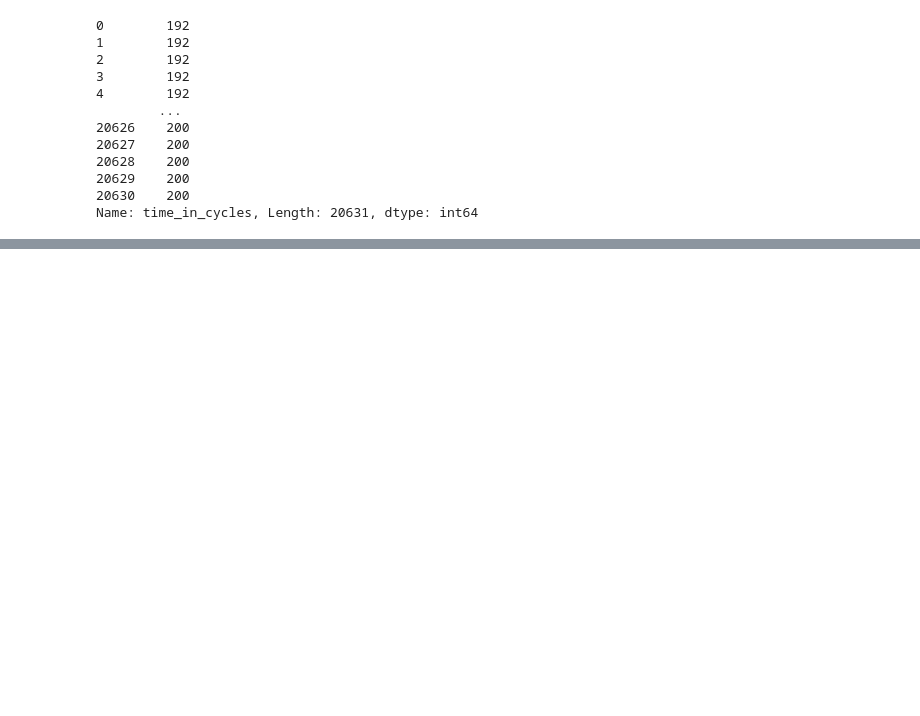
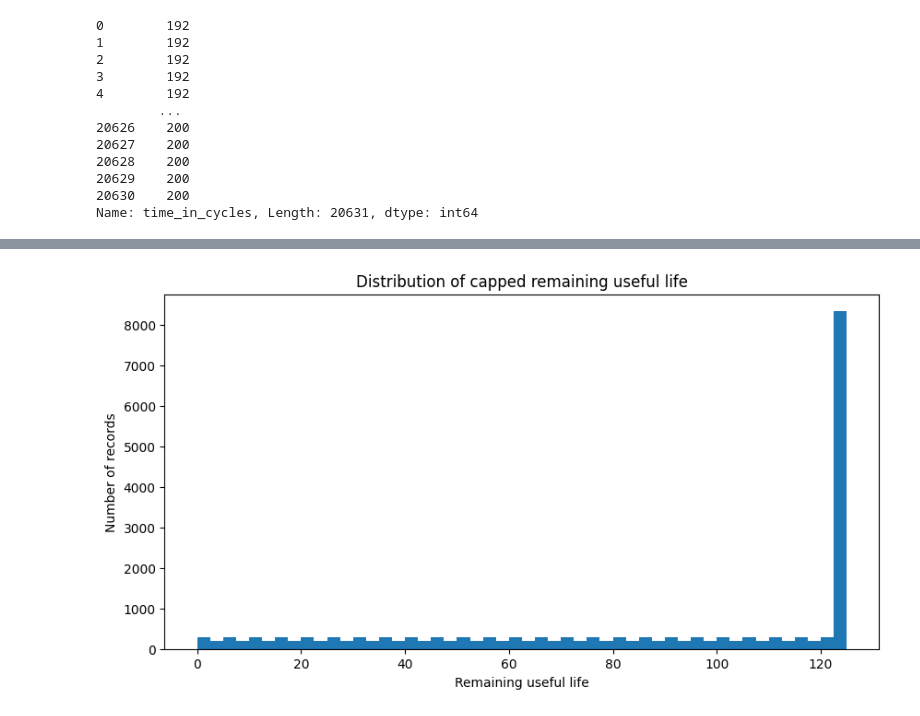
Before and after one commit to kallurivenkatesh4416-commits/aero-rul-predictor, a Jupyter notebook: notebooks/01_experiments.ipynb, the cells around one changed output, grey strips where cells are left out. Cells and saved outputs as stored; diff of their text form; code cells hidden in the pictures; blank space fills up the shorter version.

```diff
--- a/notebooks/01_experiments.ipynb
+++ b/notebooks/01_experiments.ipynb
@@ -174,4 +174,8 @@ max_cycle_per_engine
 20630    200
 Name: time_in_cycles, Length: 20631, dtype: int64
 # %%
+# RUL = final cycle of that engine - current cycle
+train_df['rul'] = max_cycle_per_engine - train_df['time_in_cycles']
+
+train_df['rul']
 # %% [output]
@@ -207,0 +210,4 @@ train_df[train_df['unit_number'] == 1]
+# %%
+# Cap very high RUL values at 125
+MAX_RUL = 125
+train_df["rul"] = train_df["rul"].clip(upper=MAX_RUL)
@@ -207,0 +230,11 @@ train_df[train_df['unit_number'] == 1]
+# %%
+import matplotlib.pyplot as plt
+
+plt.figure(figsize = (10,5))
+plt.hist(train_df['rul'], bins = 50)
+plt.title('Distribution of capped remaining useful life')
+plt.xlabel('Remaining useful life')
+plt.ylabel('Number of records')
+plt.show()
+# %% [output]
+[figure, added]
```
Also changed, not shown: parts of 32 cells of this notebook, 4 other files.
